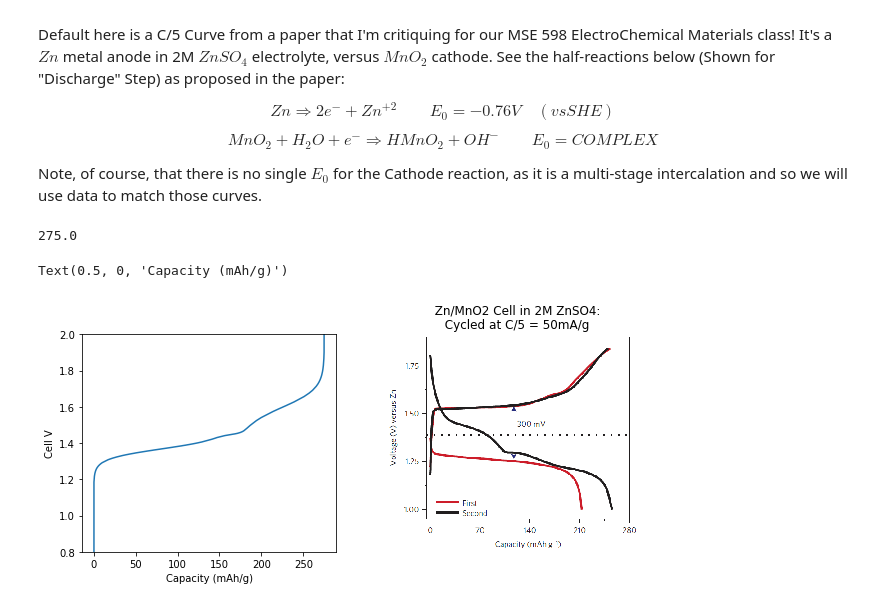
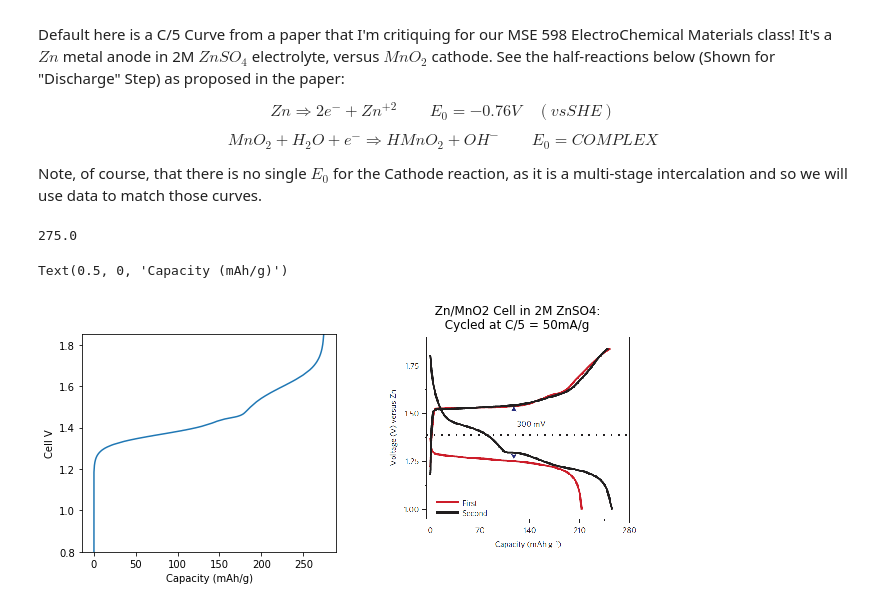
Before and after one commit to FencerDave/battchem, a Jupyter notebook: battchem/data_comparison.ipynb, the cells around one changed output. Drawn from its saved outputs; the diff is of its cells as text; code cells hidden in the pictures.

```diff
--- a/battchem/data_comparison.ipynb
+++ b/battchem/data_comparison.ipynb
@@ -44,15 +44,15 @@ Note, of course, that there is no single $E_0$ for the Cathode reaction, as it i
 # %%
 import nernst_reference as nernst
 fig,ax=plt.subplots(1,2,figsize=[10,4])
 ax[1].set_title("  Zn/MnO2 Cell in 2M ZnSO4:\n  Cycled at C/5 = 50mA/g")
 imgplot = ax[1].imshow(img)
 ax[1].axis('off')
 A,C,Cell,ax[0] = nernst.OCV_Build("Zn_M", "HMnO2", "Zn",
                                   1, 1, 0, ax=ax[0])
-ax[0].set_ylim([.8,2.0])
+ax[0].set_ylim([.8,1.85])
 ax[0].set_ylabel("Cell V")
 ax[0].set_xlabel("Capacity (mAh/g)")
 # %% [output]
 275.0
 Text(0.5, 0, 'Capacity (mAh/g)')
-[figure, old version]
+[figure, new version]
```
Also changed, not shown: 1 other file.
